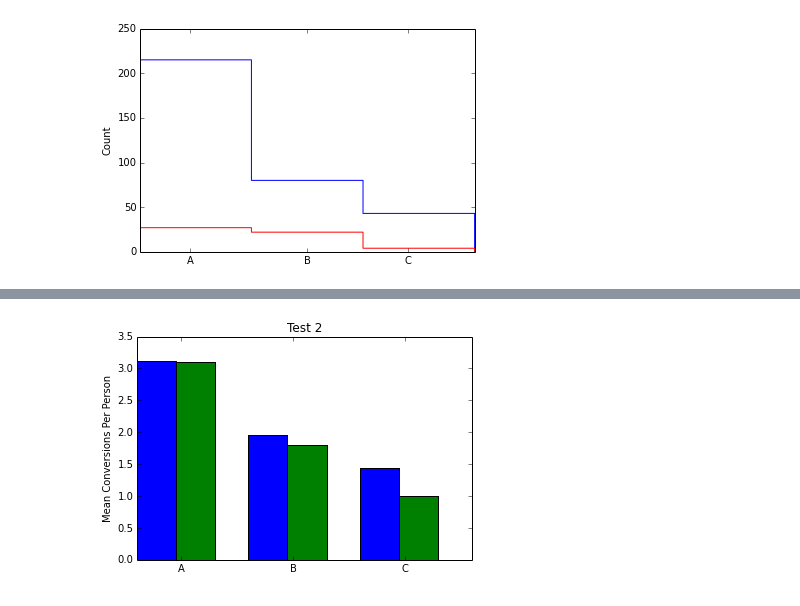
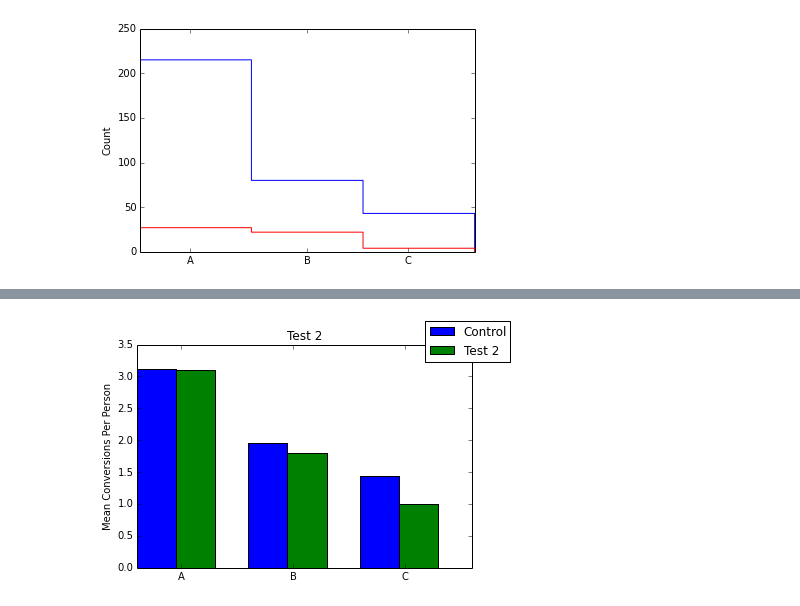
Before and after one commit to zahanm/abtest-learn, a Jupyter notebook: lib/analysis.ipynb, the cells around one changed output, grey strips where cells are left out. Drawn from its saved outputs; the diff is of its cells as text; code cells hidden in the pictures.

```diff
--- a/lib/analysis.ipynb
+++ b/lib/analysis.ipynb
@@ -102,21 +99,18 @@ plt.show()
 # %%
-control_metrics_per_person = np.array([
-    np.mean(a.uid_counts_for_test_metric(False, False, 'A')[:,1]),
-    np.mean(a.uid_counts_for_test_metric(False, False, 'B')[:,1]),
-    np.mean(a.uid_counts_for_test_metric(False, False, 'C')[:,1]),
-])
-test2_metrics_per_person = np.array([
-    np.mean(a.uid_counts_for_test_metric(False, True, 'A')[:,1]),
-    np.mean(a.uid_counts_for_test_metric(False, True, 'B')[:,1]),
-    np.mean(a.uid_counts_for_test_metric(False, True, 'C')[:,1]),
-])
+control_metrics_per_person = np.array(
+    [np.mean(a.uid_counts_for_test_metric(False, False, m)[:,1]) for m in ['A', 'B', 'C']]
+)
+test2_metrics_per_person = np.array(
+    [np.mean(a.uid_counts_for_test_metric(False, True, m)[:,1]) for m in ['A', 'B', 'C']]
+)
 plt.hold(True)
 width = 0.35
-plt.bar(np.arange(3), control_metrics_per_person, width=width, color='b')
-plt.bar(np.arange(3) + width, test2_metrics_per_person, width=width, color='g')
+control_bar = plt.bar(np.arange(3), control_metrics_per_person, width=width, color='b')
+test2_bar = plt.bar(np.arange(3) + width, test2_metrics_per_person, width=width, color='g')
 plt.xticks([0.4, 1.4, 2.4], ('A', 'B', 'C'))
 plt.ylabel('Mean Conversions Per Person')
 plt.title('Test 2')
+plt.figlegend((control_bar, test2_bar), ('Control', 'Test 2'), 'upper right')
 plt.show()
 # %% [output]
-[figure, old version]
+[figure, new version]
```
Also changed, not shown: parts of 1 cell of this notebook, 1 other file.
